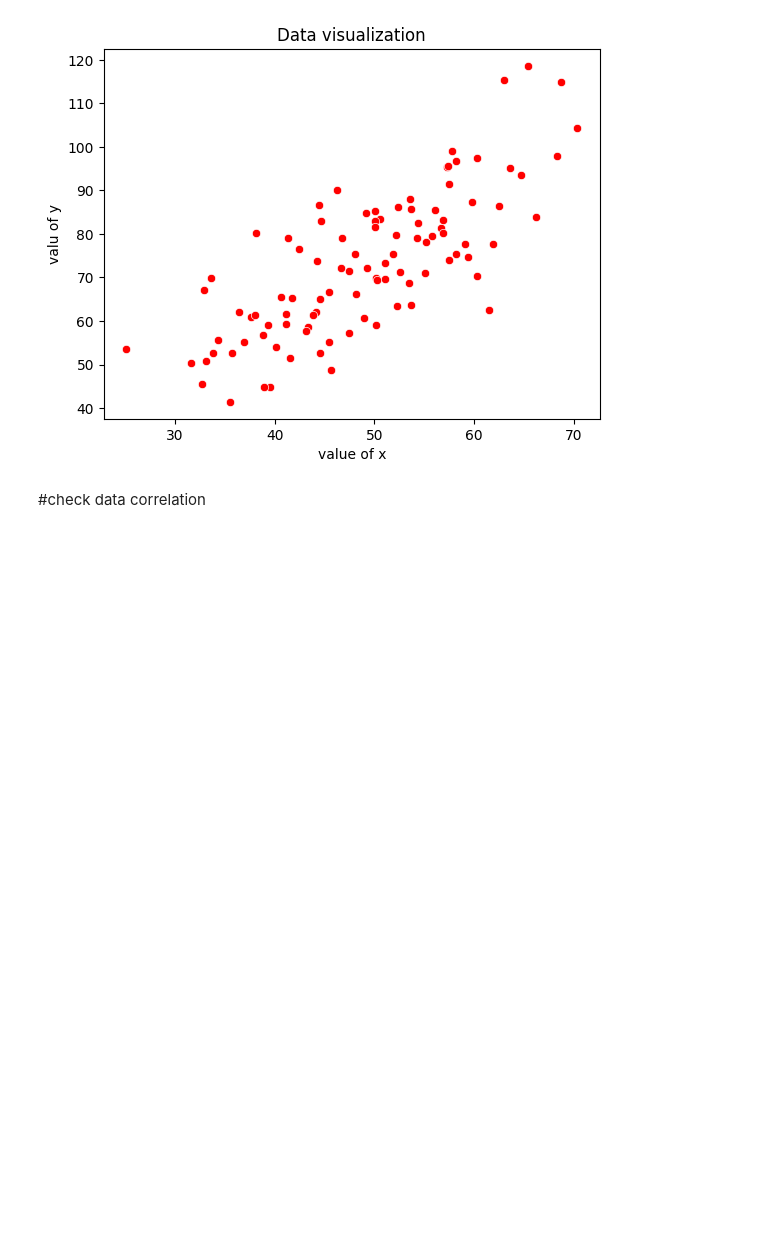
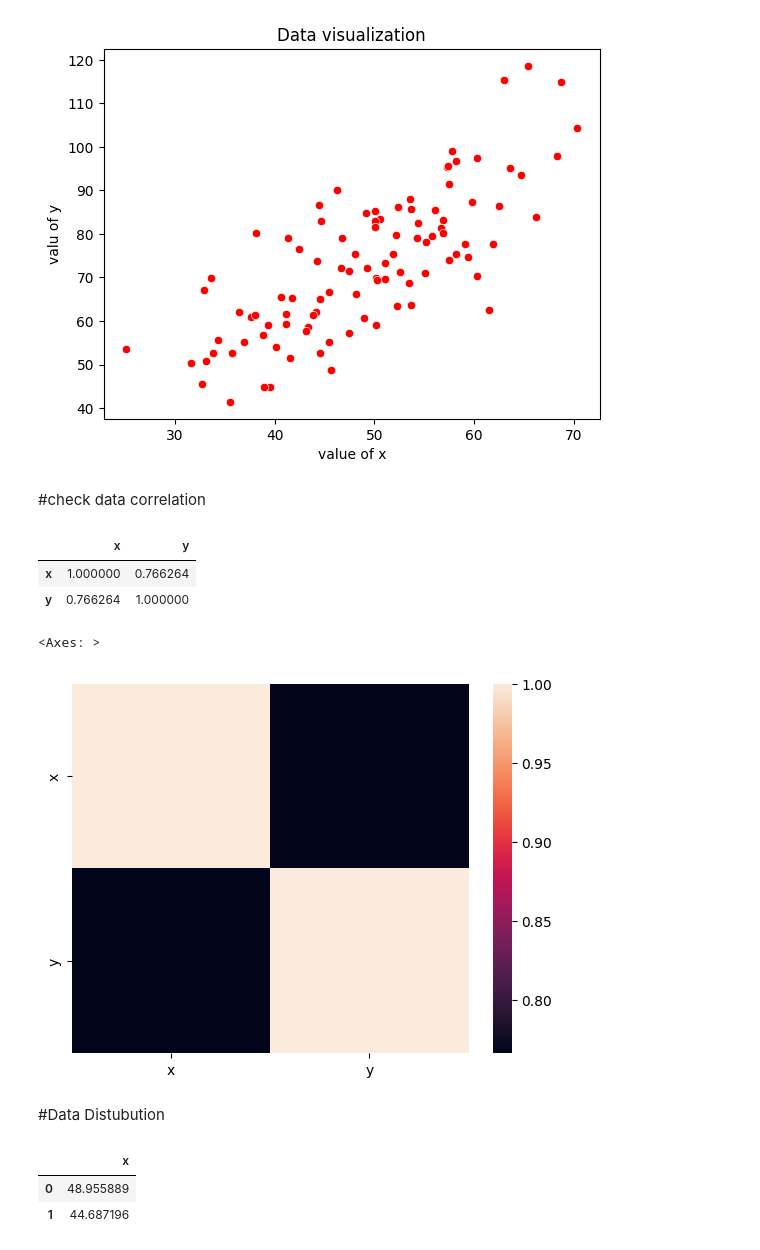
Before and after one commit to arzuantor/Linear-Regression, a Jupyter notebook: leaner_rigression_.ipynb, the cells around one changed output. Cells and saved outputs as stored; diff of their text form; code cells hidden in the pictures; blank space fills up the shorter version.

Commit message:
Data Distubution

```diff
--- a/leaner_rigression_.ipynb
+++ b/leaner_rigression_.ipynb
@@ -59,3 +60,16 @@ plt.show()
 [figure]
 # %% [markdown]
 #check data correlation
+# %%
+df.corr()
+# %% [output]
+|  | x | y |
+| x | 1.000000 | 0.766264 |
+| y | 0.766264 | 1.000000 |
+# %%
+sns.heatmap(df.corr())
+# %% [output]
+<Axes: >
+[figure, added]
+# %% [markdown]
+#Data Distubution
@@ -61,0 +79,6 @@ plt.show()
+# %%
+x.head(2)
+# %% [output]
+|  | x |
+| 0 | 48.955889 |
+| 1 | 44.687196 |
```
Also changed, not shown: parts of 6 cells of this notebook.
